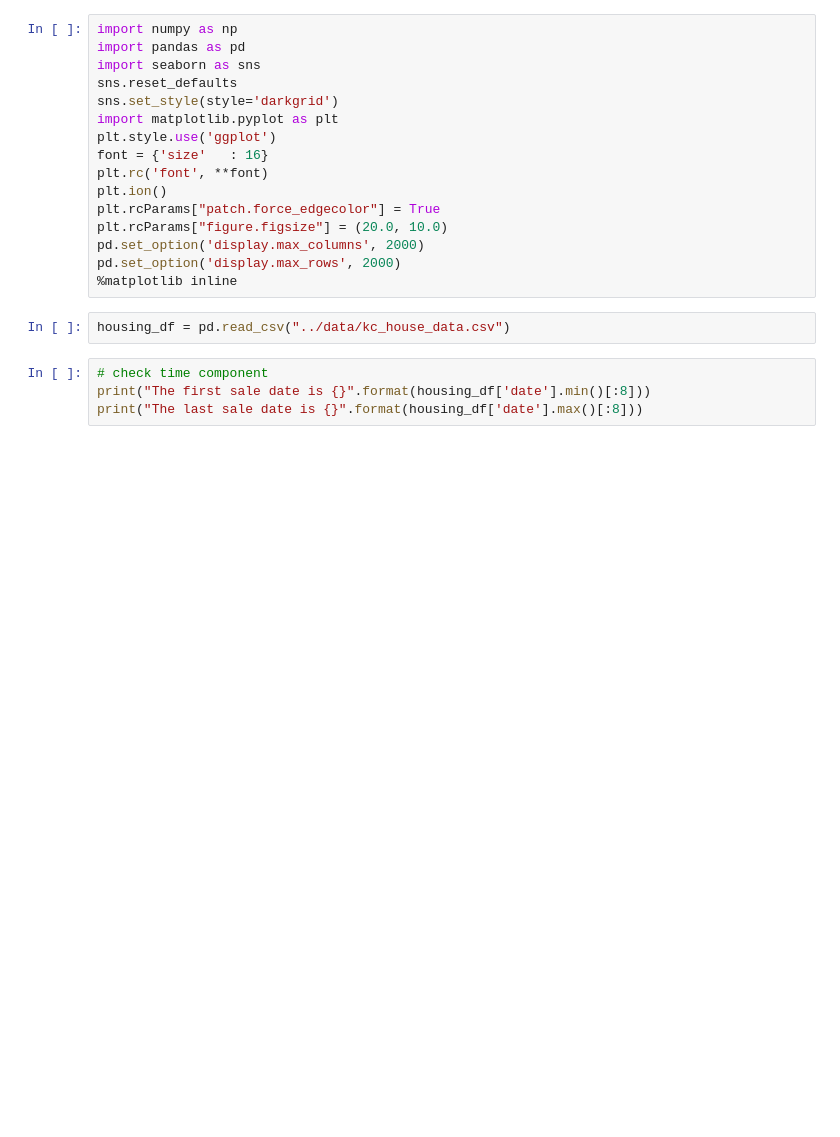
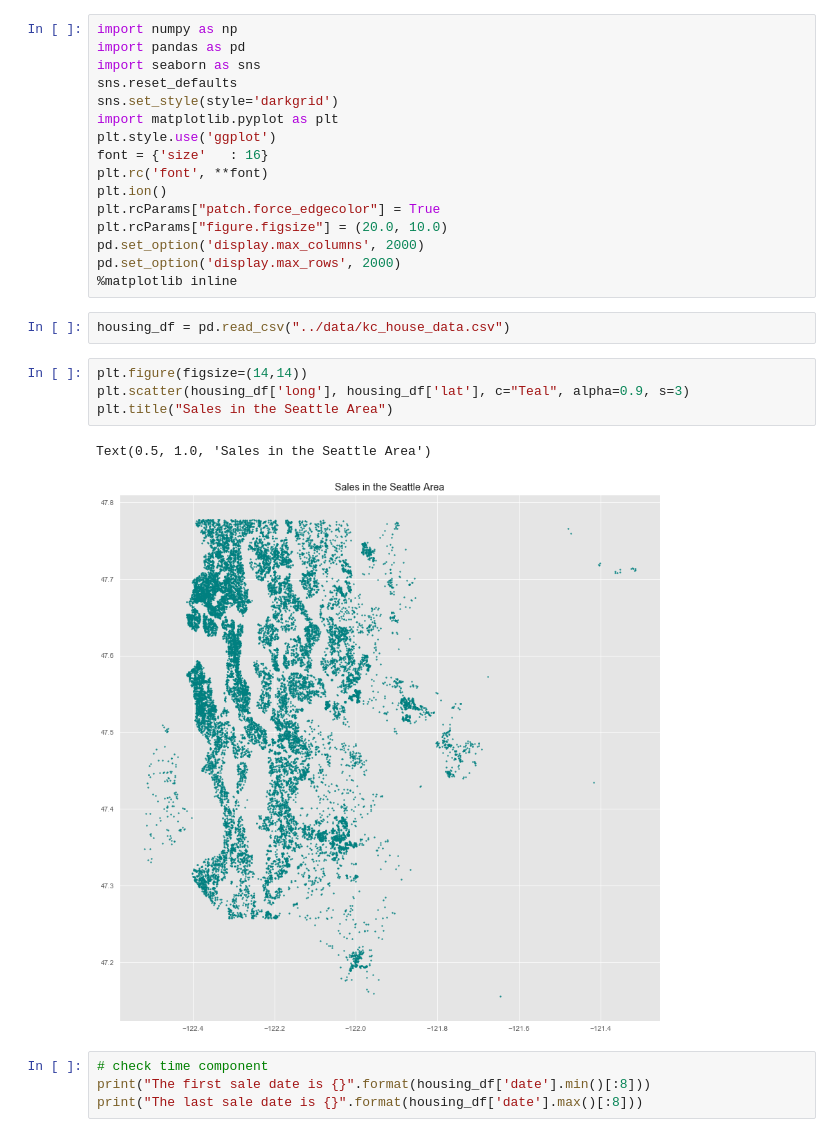
Before and after one commit to jeremymiller00/housing_prices, a Jupyter notebook: notebooks/report.ipynb, the cells around one changed output. Cells and saved outputs as stored; diff of their text form; blank space fills up the shorter version.

```diff
--- a/notebooks/report.ipynb
+++ b/notebooks/report.ipynb
@@ -40,6 +40,13 @@ pd.set_option('display.max_rows', 2000)
 %matplotlib inline
 # %%
 housing_df = pd.read_csv("../data/kc_house_data.csv")
+# %%
+plt.figure(figsize=(14,14))
+plt.scatter(housing_df['long'], housing_df['lat'], c="Teal", alpha=0.9, s=3)
+plt.title("Sales in the Seattle Area")
+# %% [output]
+Text(0.5, 1.0, 'Sales in the Seattle Area')
+[figure, added]
 # %%
 # check time component
 print("The first sale date is {}".format(housing_df['date'].min()[:8]))
```
Also changed, not shown: parts of 22 cells of this notebook.
